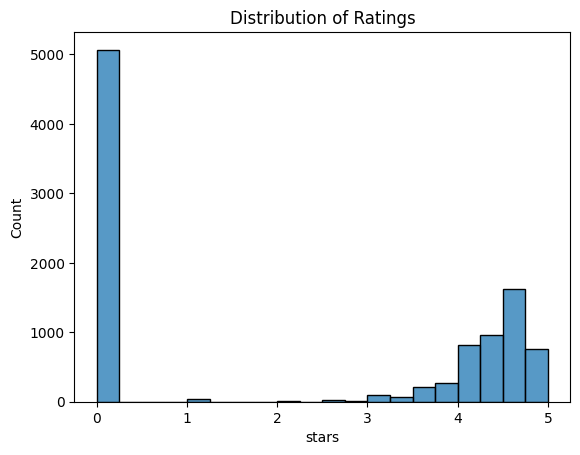
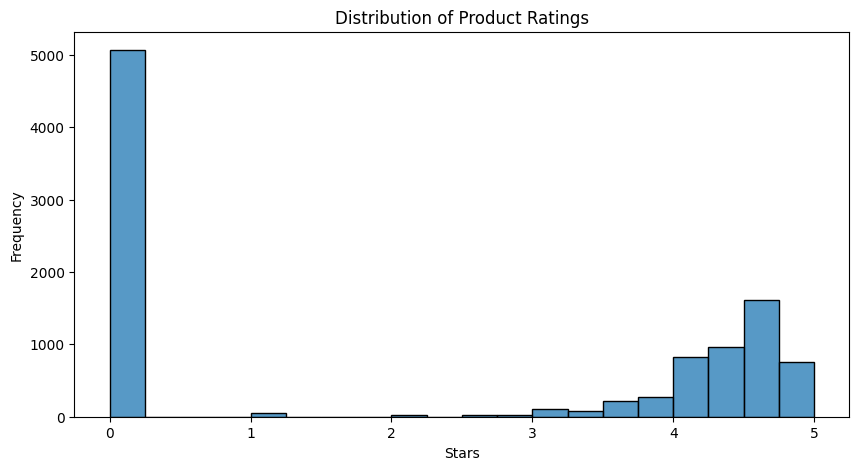
The change to this notebook cell's code, shown as a diff; its figure went from the first image to the second:
--- before
+++ after
@@ -1,7 +1,9 @@
-sample_stars = df['stars'].sample(10000)
+plt.figure(figsize=(10,5))
 
 sns.histplot(sample_stars, bins=20)
 
-plt.title("Distribution of Ratings")
+plt.title("Distribution of Product Ratings")
+plt.xlabel("Stars")
+plt.ylabel("Frequency")
 
 plt.show()

Commit: Update ejercicio.ipynb